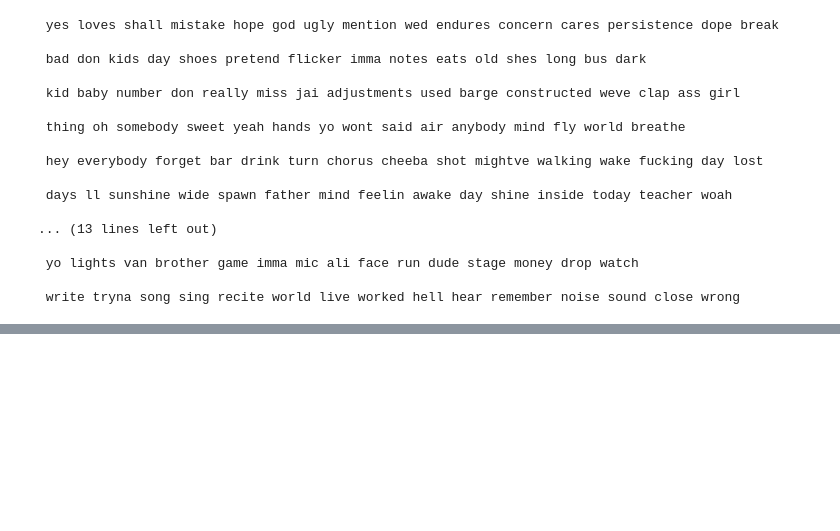
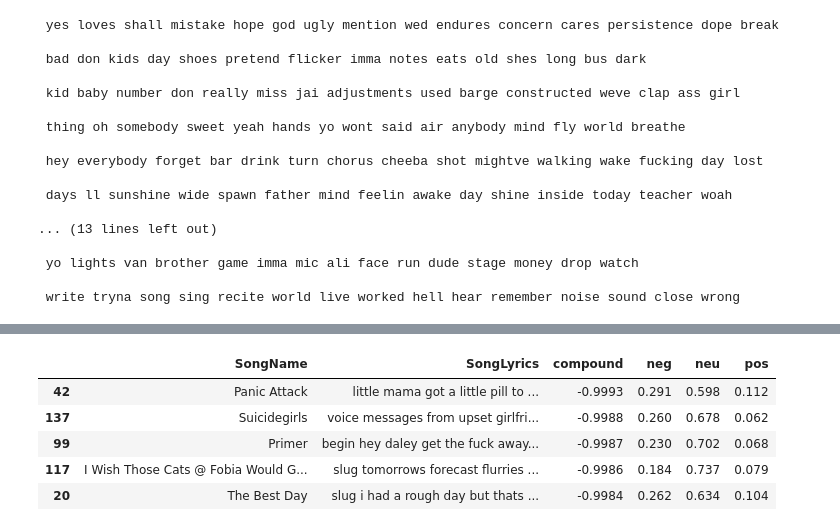
Before and after one commit to jlewis-ds/LyricScraping, a Jupyter notebook: Atmosphere - Analysis.ipynb, the cells around one changed output, grey strips where cells are left out. Cells and saved outputs as stored; diff of their text form; code cells hidden in the pictures; blank space fills up the shorter version.

```diff
--- a/Atmosphere - Analysis.ipynb
+++ b/Atmosphere - Analysis.ipynb
@@ -223,0 +345,10 @@ for i in np.arange(0,15,1):
+# %%
+#Find the lowest 5 sentiments based on the compound scores
+resultsdf.sort_values(by='compound', ascending=True).head(5)
+# %% [output]
+|  | SongName | SongLyrics | compound | neg | neu | pos |
+| 42 | Panic Attack | little mama got a little pill to ... | -0.9993 | 0.291 | 0.598 | 0.112 |
+| 137 | Suicidegirls | voice messages from upset girlfri... | -0.9988 | 0.260 | 0.678 | 0.062 |
+| 99 | Primer | begin hey daley get the fuck away... | -0.9987 | 0.230 | 0.702 | 0.068 |
+| 117 | I Wish Those Cats @ Fobia Would G... | slug tomorrows forecast flurries ... | -0.9986 | 0.184 | 0.737 | 0.079 |
+| 20 | The Best Day | slug i had a rough day but thats ... | -0.9984 | 0.262 | 0.634 | 0.104 |
```
Also changed, not shown: parts of 11 cells of this notebook.
